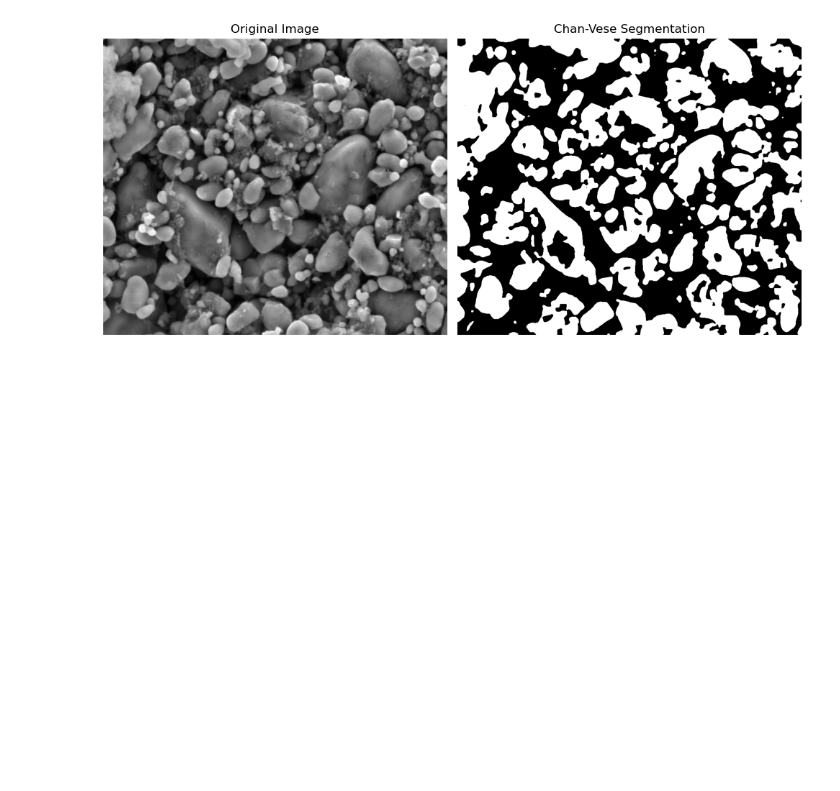
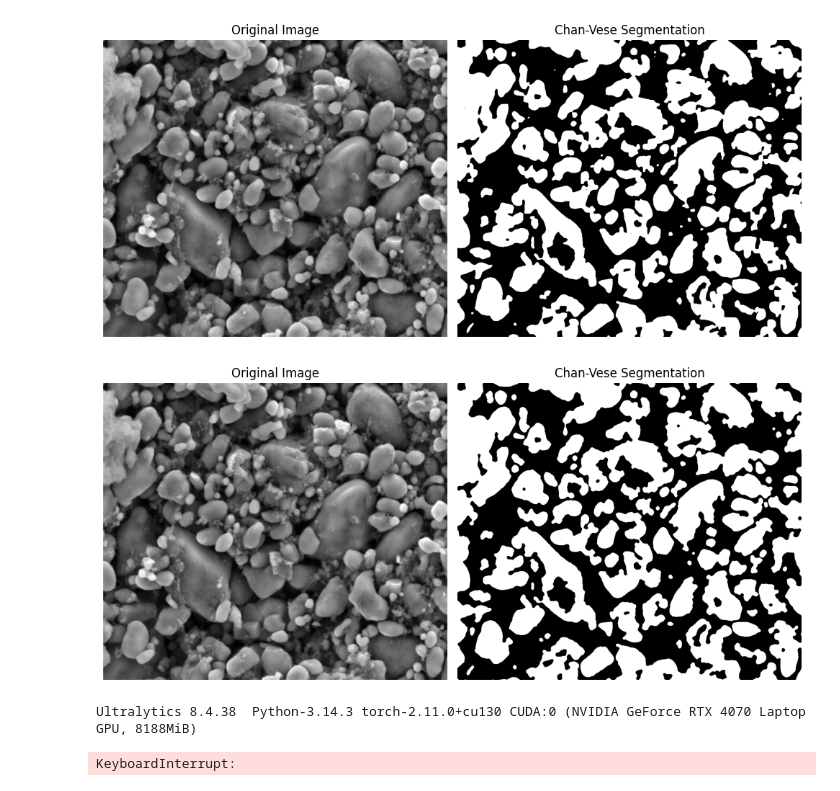
Before and after one commit to royce-cdt/meizeddin_PhD_code, a Jupyter notebook: AI_seg_model/AIseg.ipynb, the cells around one changed output. Saved outputs shown, nothing was run; the diff lists cells and outputs as text; code cells hidden in the pictures; blank space fills up the shorter version.

```diff
--- a/AI_seg_model/AIseg.ipynb
+++ b/AI_seg_model/AIseg.ipynb
@@ -9,7 +47,7 @@ from skimage import img_as_float
 # -----------------------------
 # 1. Load image
 # -----------------------------
-image = io.imread("sem_data/LFP_backscatter_fresh_001.tif")
+image = io.imread(r"sem_data/LFP_backscatter_fresh_001.tif")
 
 # Convert to grayscale if needed
 if image.ndim == 3:
@@ -54,3 +92,33 @@ plt.tight_layout()
 plt.show()
 # %% [output]
 [figure]
+# %%
+# 2. Run Chan-Vese segmentation
+# -----------------------------
+segmentation = morphological_chan_vese(
+    image,
+    num_iter=300,
+    init_level_set="checkerboard",
+    smoothing=3,
+    lambda1=1,
+    lambda2=1
+)
+
+
+# -----------------------------
+# 3. Visualize results
+# -----------------------------
+fig, axes = plt.subplots(1, 2, figsize=(10,5))
+
+axes[0].imshow(image, cmap="gray")
+axes[0].set_title("Original Image")
+axes[0].axis("off")
+
+axes[1].imshow(~segmentation, cmap="gray")
+axes[1].set_title("Chan-Vese Segmentation")
+axes[1].axis("off")
+
+plt.tight_layout()
+plt.show()
+# %% [output]
+[figure, added]
@@ -72,10 +146,13 @@ predictor = SAM3SemanticPredictor(overrides=overrides)
 predictor.set_image("sem_data/LFP_backscatter_fresh_001.tif")
 
 # Query with multiple text prompts
-results = predictor(text=["pores", "active particles", "carbon black and binder"])
+#results = predictor(text=["pores", "active particles", "carbon black and binder"])
 
 # Works with descriptive phrases
 results = predictor(text=["pores with high contrast", "particles with irregular shape"])
 
 # Query with a single concept
-results = predictor(text=["Battery microstructure"])
+#results = predictor(text=["Battery microstructure"])
+# %% [output]
+Ultralytics 8.4.38  Python-3.14.3 torch-2.11.0+cu130 CUDA:0 (NVIDIA GeForce RTX 4070 Laptop GPU, 8188MiB)
+KeyboardInterrupt:
```
Also changed, not shown: parts of 9 cells of this notebook, 9 other files.
